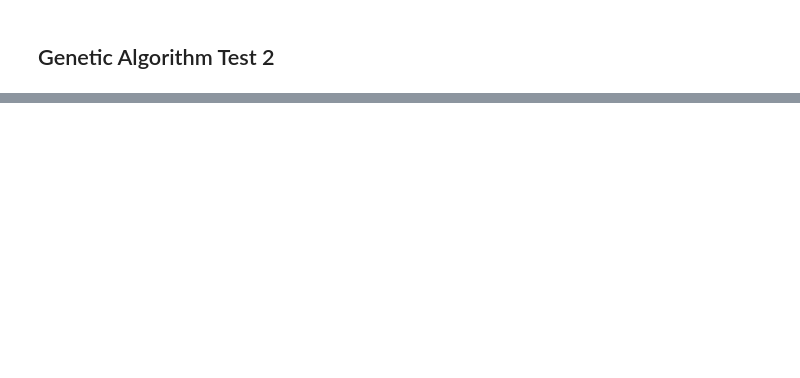
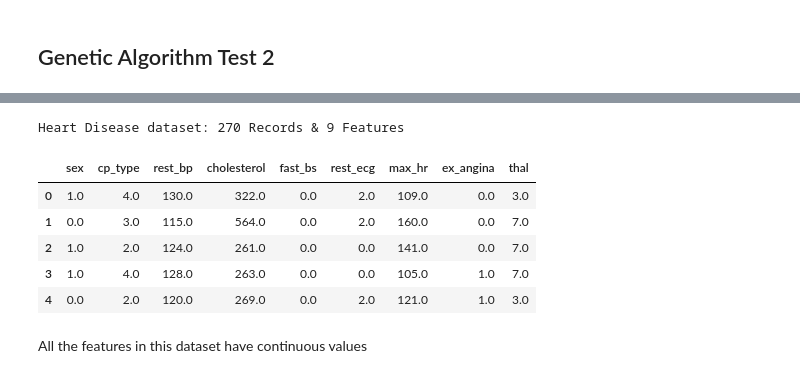
Before and after one commit to RomanShrestha07/DANA_4830_Group_Project, a Jupyter notebook: GroupProject.ipynb, the cells around one changed output, grey strips where cells are left out. Saved outputs shown, nothing was run; the diff lists cells and outputs as text; code cells hidden in the pictures; blank space fills up the shorter version.

```diff
--- a/GroupProject.ipynb
+++ b/GroupProject.ipynb
@@ -395,10 +464,17 @@ data_bc.head()
 # %%
 label_bc = data_bc["hd_presence"]
-# label_bc = np.where(label_bc == 'M', 1, 0)
-data_bc.drop(["hd_presence"], axis=1, inplace=True)
+data_bc.drop(["hd_presence", "age", "slope", "old_peak", "num_vessels"], axis=1, inplace=True)
 
-print("Heart Disease dataset:\n", data_bc.shape[0], "Records\n", data_bc.shape[1], "Features")
+print("Heart Disease dataset:", data_bc.shape[0], "Records &", data_bc.shape[1], "Features")
+# %% [output]
+Heart Disease dataset: 270 Records & 9 Features
 # %%
-display(data_bc.head())
-print("All the features in this dataset have continuous values")
+data_bc.head()
+# %% [output]
+|  | sex | cp_type | rest_bp | cholesterol | fast_bs | rest_ecg | max_hr | ex_angina | thal |
+| 0 | 1.0 | 4.0 | 130.0 | 322.0 | 0.0 | 2.0 | 109.0 | 0.0 | 3.0 |
+| 1 | 0.0 | 3.0 | 115.0 | 564.0 | 0.0 | 2.0 | 160.0 | 0.0 | 7.0 |
+| 2 | 1.0 | 2.0 | 124.0 | 261.0 | 0.0 | 0.0 | 141.0 | 0.0 | 7.0 |
+| 3 | 1.0 | 4.0 | 128.0 | 263.0 | 0.0 | 0.0 | 105.0 | 1.0 | 7.0 |
+| 4 | 0.0 | 2.0 | 120.0 | 269.0 | 0.0 | 2.0 | 121.0 | 1.0 | 3.0 |
 # %%
@@ -407 +483,3 @@ score1
+# %% [markdown]
+All the features in this dataset have continuous values
 # %%
```
Also changed, not shown: parts of 14 cells of this notebook.
